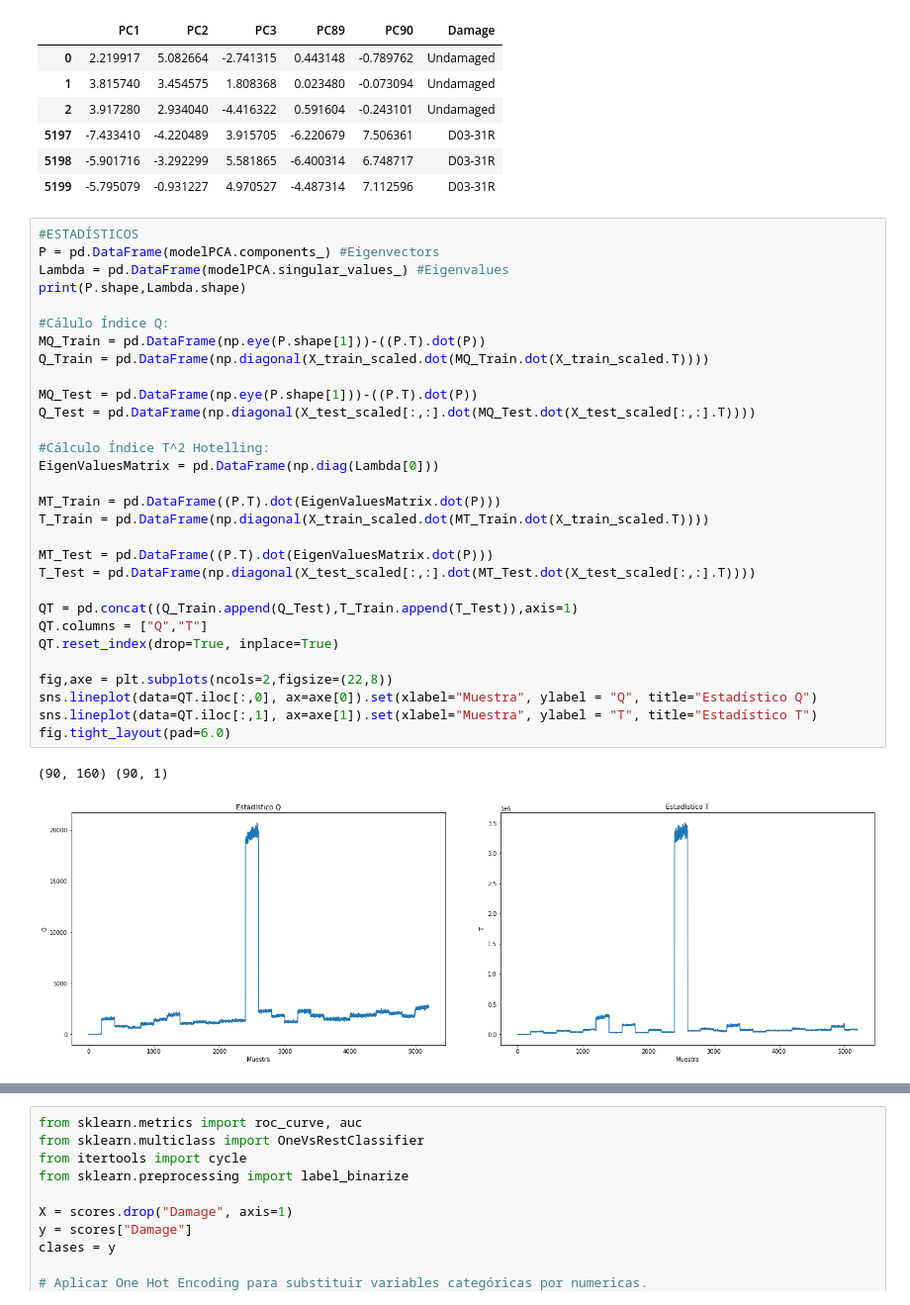
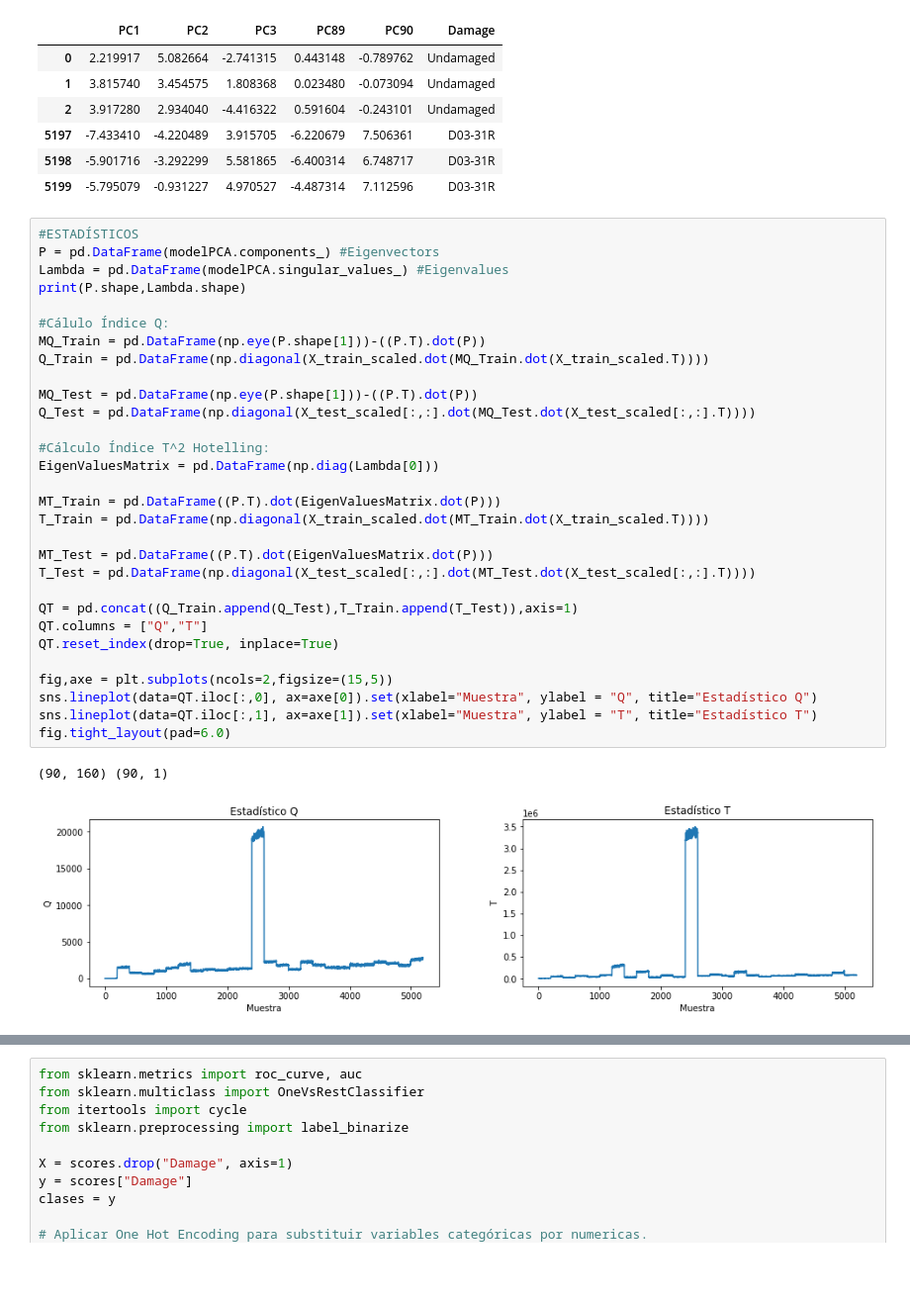
Before and after one commit to manvgom/IML, a Jupyter notebook: IML_PIPELINE.ipynb, the cells around one changed output, grey strips where cells are left out. Shown: that part at 99% size. Cells and saved outputs as stored; diff of their text form; blank space fills up the shorter version.

```diff
--- a/IML_PIPELINE.ipynb
+++ b/IML_PIPELINE.ipynb
@@ -172,32 +172,32 @@ scores.iloc[[0,1,2,-3,-2,-1],[0,1,2,-3,-2,-1]]
 #ESTADÍSTICOS
 P = pd.DataFrame(modelPCA.components_) #Eigenvectors
 Lambda = pd.DataFrame(modelPCA.singular_values_) #Eigenvalues
 print(P.shape,Lambda.shape)
 
 #Cálulo Índice Q:
 MQ_Train = pd.DataFrame(np.eye(P.shape[1]))-((P.T).dot(P))
 Q_Train = pd.DataFrame(np.diagonal(X_train_scaled.dot(MQ_Train.dot(X_train_scaled.T))))
 
 MQ_Test = pd.DataFrame(np.eye(P.shape[1]))-((P.T).dot(P))
 Q_Test = pd.DataFrame(np.diagonal(X_test_scaled[:,:].dot(MQ_Test.dot(X_test_scaled[:,:].T))))
 
 #Cálculo Índice T^2 Hotelling:
 EigenValuesMatrix = pd.DataFrame(np.diag(Lambda[0]))
 
 MT_Train = pd.DataFrame((P.T).dot(EigenValuesMatrix.dot(P)))
 T_Train = pd.DataFrame(np.diagonal(X_train_scaled.dot(MT_Train.dot(X_train_scaled.T))))
 
 MT_Test = pd.DataFrame((P.T).dot(EigenValuesMatrix.dot(P)))
 T_Test = pd.DataFrame(np.diagonal(X_test_scaled[:,:].dot(MT_Test.dot(X_test_scaled[:,:].T))))
 
 QT = pd.concat((Q_Train.append(Q_Test),T_Train.append(T_Test)),axis=1)
 QT.columns = ["Q","T"]
 QT.reset_index(drop=True, inplace=True)
 
-fig,axe = plt.subplots(ncols=2,figsize=(22,8))
+fig,axe = plt.subplots(ncols=2,figsize=(15,5))
 sns.lineplot(data=QT.iloc[:,0], ax=axe[0]).set(xlabel="Muestra", ylabel = "Q", title="Estadístico Q")
 sns.lineplot(data=QT.iloc[:,1], ax=axe[1]).set(xlabel="Muestra", ylabel = "T", title="Estadístico T")
 fig.tight_layout(pad=6.0)
 # %% [output]
 (90, 160) (90, 1)
-[figure, old version]
+[figure, new version]
```
Also changed, not shown: parts of 4 cells of this notebook.
